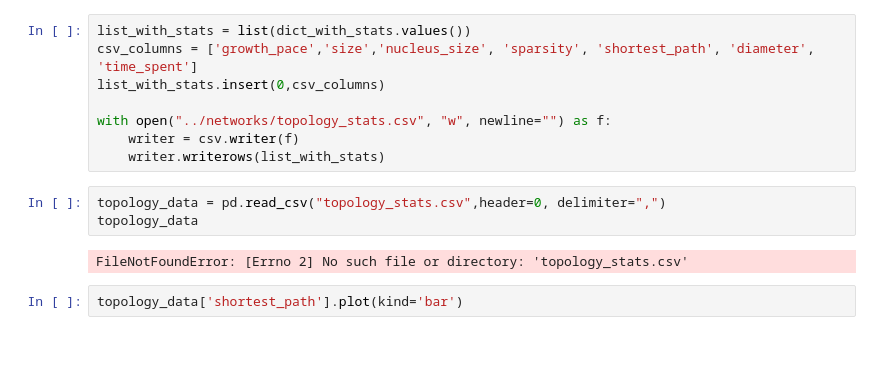
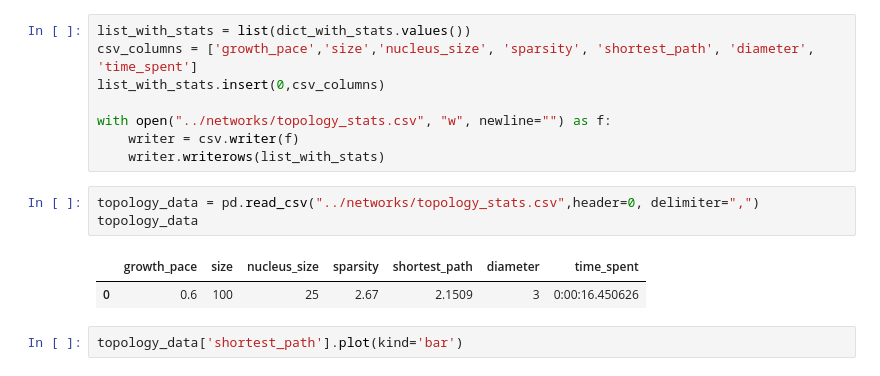
Before and after one commit to zhivkoplias/network_generation_algo, a Jupyter notebook: snippets/artificial_network_generation.ipynb, the cells around one changed output. Cells and saved outputs as stored; diff of their text form; blank space fills up the shorter version.

```diff
--- a/snippets/artificial_network_generation.ipynb
+++ b/snippets/artificial_network_generation.ipynb
@@ -121,10 +113,11 @@ with open("../networks/topology_stats.csv", "w", newline="") as f:
     writer = csv.writer(f)
     writer.writerows(list_with_stats)
 # %%
-topology_data = pd.read_csv("topology_stats.csv",header=0, delimiter=",")
+topology_data = pd.read_csv("../networks/topology_stats.csv",header=0, delimiter=",")
 topology_data
 # %% [output]
-FileNotFoundError: [Errno 2] No such file or directory: 'topology_stats.csv'
+|  | growth_pace | size | nucleus_size | sparsity | shortest_path | diameter | time_spent |
+| 0 | 0.6 | 100 | 25 | 2.67 | 2.1509 | 3 | 0:00:16.450626 |
 # %%
 topology_data['shortest_path'].plot(kind='bar')
 # %% [markdown]
```
Also changed, not shown: parts of 7 cells of this notebook, 1 other file.
